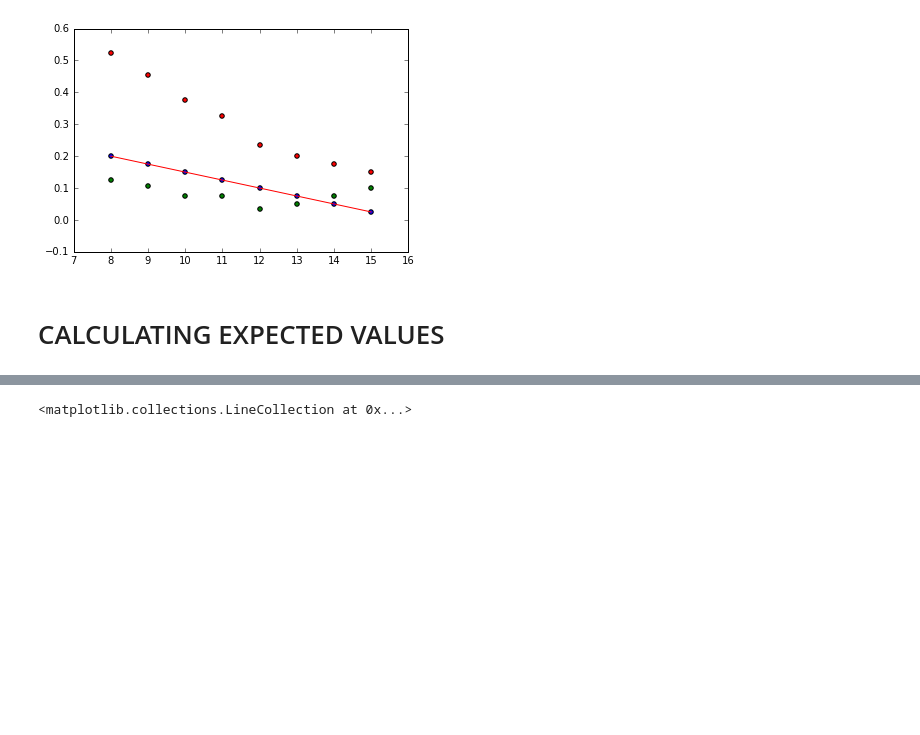
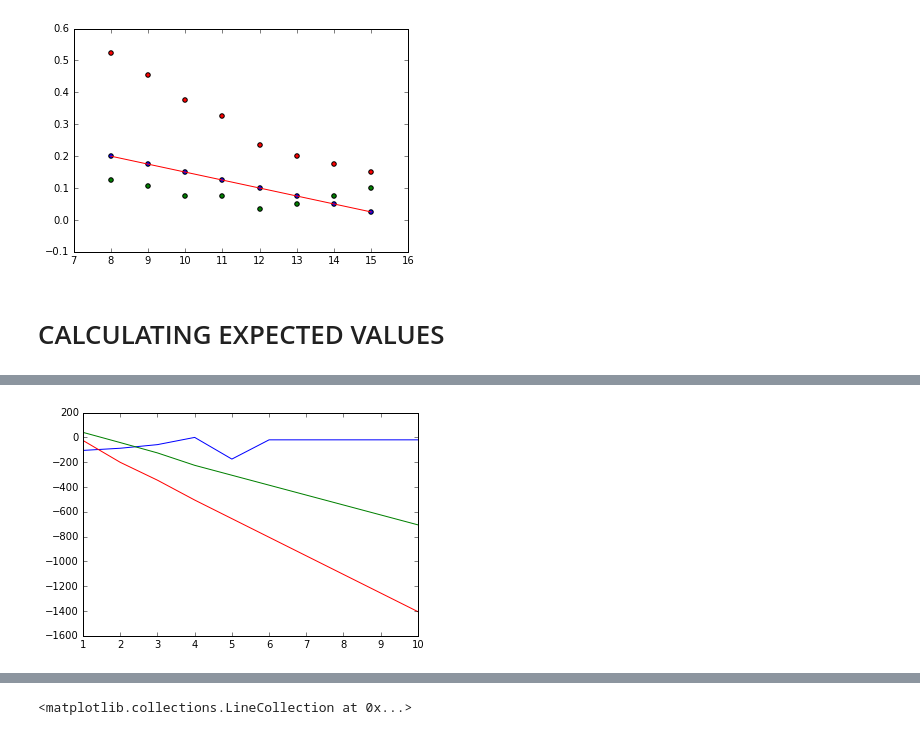
Before and after one commit to clusterzx/blackdesert, a Jupyter notebook: enchanting.ipynb, the cells around one changed output, grey strips where cells are left out. Cells and saved outputs as stored; diff of their text form; code cells hidden in the pictures; blank space fills up the shorter version.

```diff
--- a/enchanting.ipynb
+++ b/enchanting.ipynb
@@ -97,0 +104,3 @@ plot(range(1,tries+1),[ expected_value_acessorio_r1(x,8) for x in range(1,tries+
+# %%
+plot_armor_breakpoints(6)
+# %% [output]
@@ -98 +108,2 @@ plot(range(1,tries+1),[ expected_value_acessorio_r1(x,8) for x in range(1,tries+
+[figure, added]
 # %%
```
Also changed, not shown: parts of 10 cells of this notebook, 5 other files.
